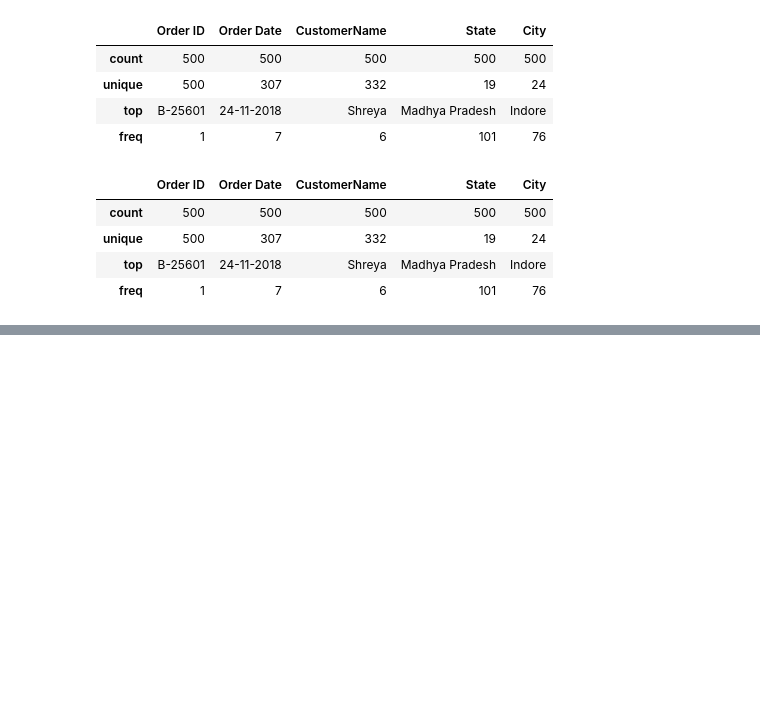
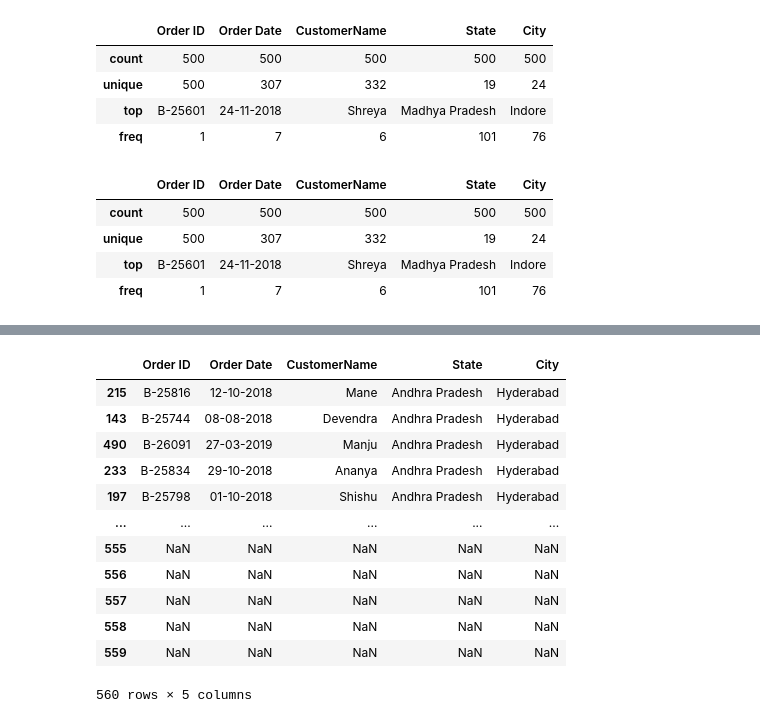
Before and after one commit to Lucas-procopio/Data-Analysis, a Jupyter notebook: E-Commerce Data.ipynb, the cells around one changed output, grey strips where cells are left out. Saved outputs shown, nothing was run; the diff lists cells and outputs as text; code cells hidden in the pictures; blank space fills up the shorter version.

```diff
--- a/E-Commerce Data.ipynb
+++ b/E-Commerce Data.ipynb
@@ -119,0 +191,17 @@ df.describe(include = 'all')
+# %%
+# Used to sort values, organizing in order with a especific data (attribute)
+df.sort_values(['State'])
+# %% [output]
+|  | Order ID | Order Date | CustomerName | State | City |
+| 215 | B-25816 | 12-10-2018 | Mane | Andhra Pradesh | Hyderabad |
+| 143 | B-25744 | 08-08-2018 | Devendra | Andhra Pradesh | Hyderabad |
+| 490 | B-26091 | 27-03-2019 | Manju | Andhra Pradesh | Hyderabad |
+| 233 | B-25834 | 29-10-2018 | Ananya | Andhra Pradesh | Hyderabad |
+| 197 | B-25798 | 01-10-2018 | Shishu | Andhra Pradesh | Hyderabad |
+| ... | ... | ... | ... | ... | ... |
+| 555 | NaN | NaN | NaN | NaN | NaN |
+| 556 | NaN | NaN | NaN | NaN | NaN |
+| 557 | NaN | NaN | NaN | NaN | NaN |
+| 558 | NaN | NaN | NaN | NaN | NaN |
+| 559 | NaN | NaN | NaN | NaN | NaN |
+560 rows × 5 columns
```
Also changed, not shown: parts of 16 cells of this notebook.
